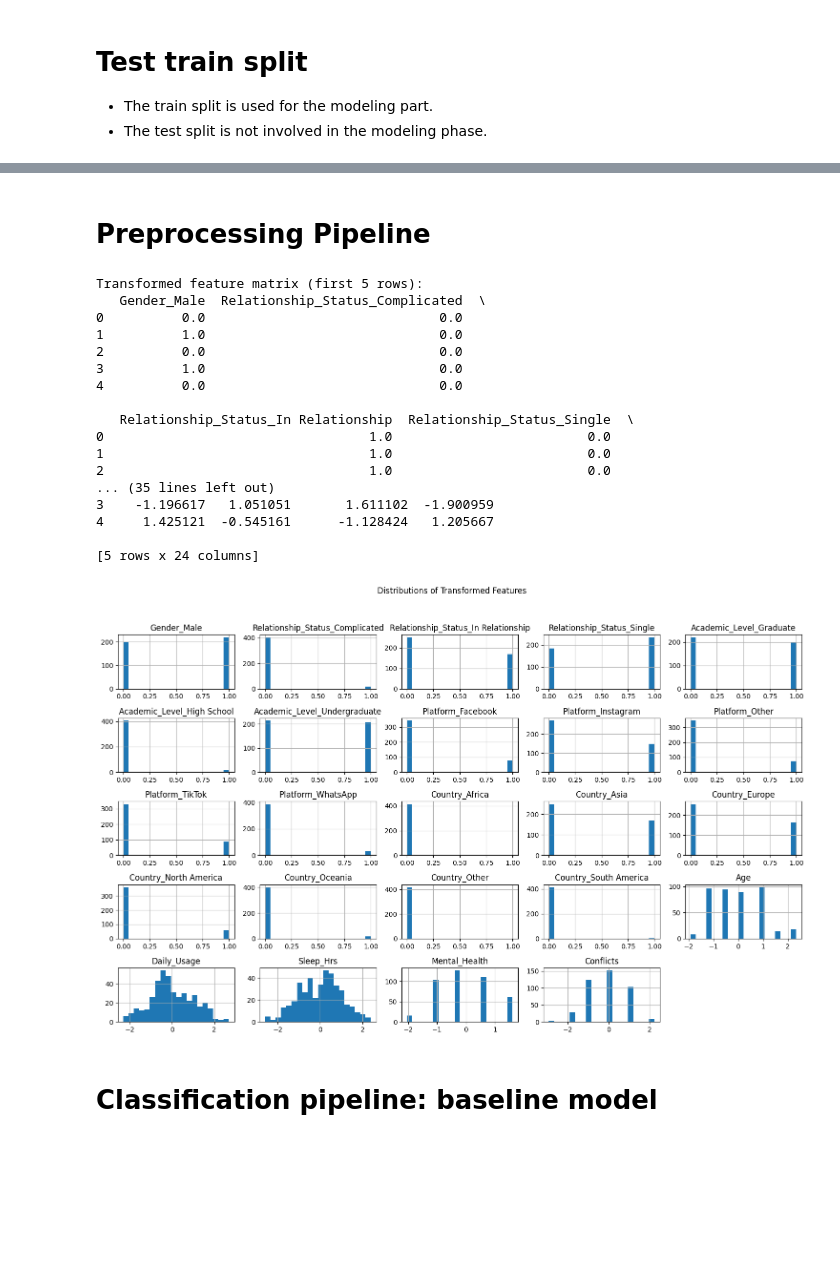
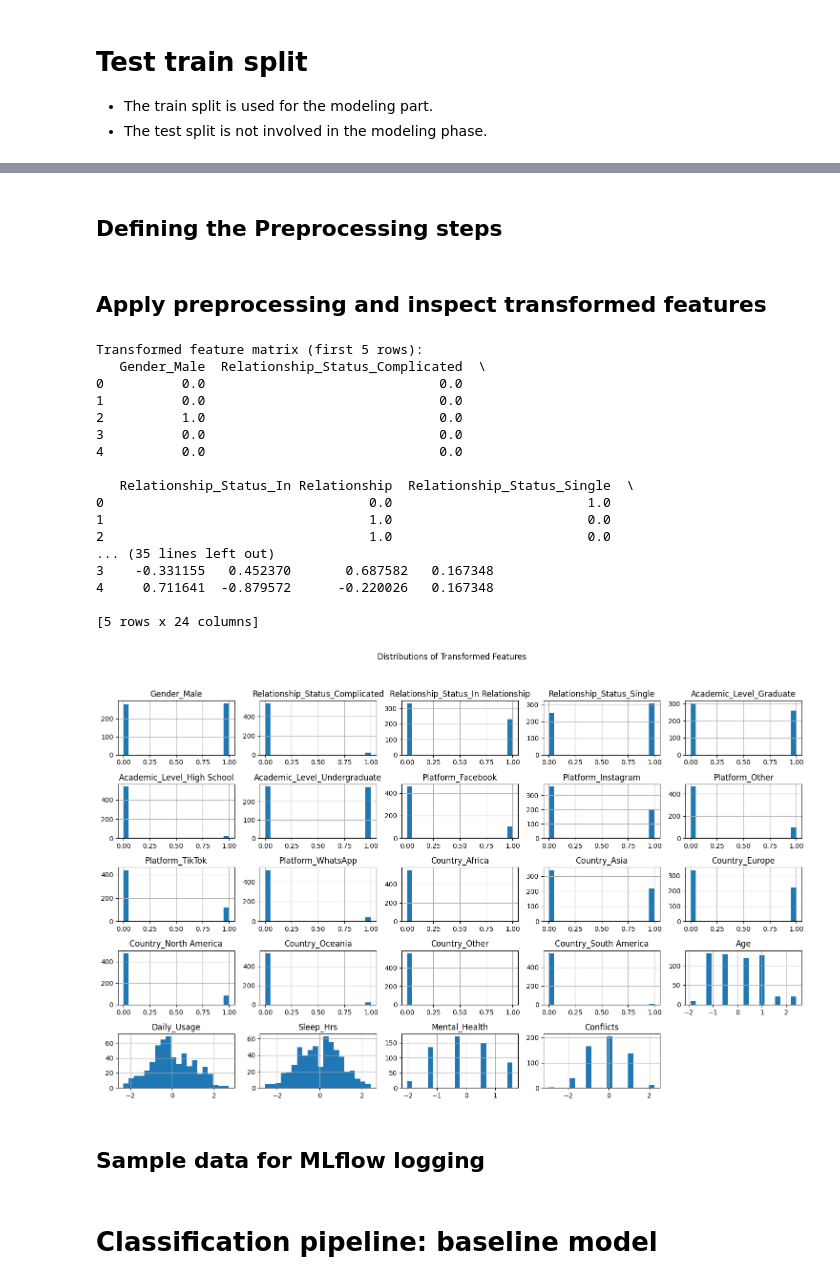
Before and after one commit to SuperDataScience-Community-Projects/SDS-CP-29-SocialSphere, a Jupyter notebook: submissions/team-members/bob-hosseini/notebooks/02_classification.ipynb, the cells around one changed output, grey strips where cells are left out. Cells and saved outputs as stored; diff of their text form; code cells hidden in the pictures; blank space fills up the shorter version.

Commit message:
mlflow pipeline refactor + utilis

```diff
--- a/submissions/team-members/bob-hosseini/notebooks/02_classification.ipynb
+++ b/submissions/team-members/bob-hosseini/notebooks/02_classification.ipynb
@@ -144,2 +196,2 @@ X_train, X_val, y_train, y_val = train_test_split(
 # %% [markdown]
-# Preprocessing Pipeline
+## Defining the Preprocessing steps
@@ -204,74 +226,53 @@ preprocessor = ColumnTransformer([
     ('cty_ohe', country_transformer,  country_col),
     ('nums',    numeric_transformer,  numeric_cols),
 ], remainder='drop')
+# %% [markdown]
+## Apply preprocessing and inspect transformed features
 # %%
-# ===============================
-# Apply preprocessing and inspect transformed features
-# ===============================
-from scipy import sparse
-
-from sklearn.pipeline import Pipeline
-
 # 1. Fit the preprocessing step on the training data
-# preprocessor = pipeline.named_steps['preprocessing']
-preprocessor.fit(X_train)
+preprocessor.fit(X_train_full)
 
 # 2. Transform the training data
-X_train_proc = preprocessor.transform(X_train)
+X_train_proc = preprocessor.transform(X_train_full)
 
 # 3. Retrieve the transformed feature names
-# 3. Manually build feature names list
-feature_names = []
-for name, transformer, cols in preprocessor.transformers_:
-    if transformer == 'drop' or name == 'remainder':
-        continue
-    # If it's a Pipeline, get the final step
-    if isinstance(transformer, Pipeline):
-        last_step = transformer.steps[-1][1]
-        if hasattr(last_step, 'get_feature_names_out'):
-            names = last_step.get_feature_names_out(cols)
-        else:
-            # fallback: use input col names
-            names = cols
-    else:
-        if hasattr(transformer, 'get_feature_names_out'):
-            names = transformer.get_feature_names_out(cols)
-        else:
-            # fallback to the original column names
-            names = cols
-    feature_names.extend(names)
+#    Note: get_feature_names_out is available on ColumnTransformer in sklearn >=1.0
+from utils import get_feature_names
+feature_names = get_feature_names(preprocessor)
 
 # 4. Convert to DataFrame (densify if sparse)
 if sparse.issparse(X_train_proc):
     X_train_proc = X_train_proc.toarray()
 
 X_train_df = pd.DataFrame(X_train_proc, columns=feature_names)
 
 # 5. Print the first few rows
 print("Transformed feature matrix (first 5 rows):")
 print(X_train_df.head())
 
 # 6. Simple visualization: histograms for each feature
 X_train_df.hist(bins=20, figsize=(15, 10))
 plt.suptitle("Distributions of Transformed Features")
 plt.tight_layout(rect=[0, 0.03, 1, 0.95])
 plt.show()
 # %% [output]
 Transformed feature matrix (first 5 rows):
    Gender_Male  Relationship_Status_Complicated  \
 0          0.0                              0.0
-1          1.0                              0.0
-2          0.0                              0.0
-3          1.0                              0.0
+1          0.0                              0.0
+2          1.0                              0.0
+3          0.0                              0.0
 4          0.0                              0.0
 
    Relationship_Status_In Relationship  Relationship_Status_Single  \
-0                                  1.0                         0.0
+0                                  0.0                         1.0
 1                                  1.0                         0.0
 2                                  1.0                         0.0
 ... (35 lines left out)
-3    -1.196617   1.051051       1.611102  -1.900959
-4     1.425121  -0.545161      -1.128424   1.205667
+3    -0.331155   0.452370       0.687582   0.167348
+4     0.711641  -0.879572      -0.220026   0.167348
 
 [5 rows x 24 columns]
-[figure, old version]
+[figure, new version]
+# %% [markdown]
+## Sample data for MLflow logging
```
Also changed, not shown: parts of 23 cells of this notebook, 1 other file.
